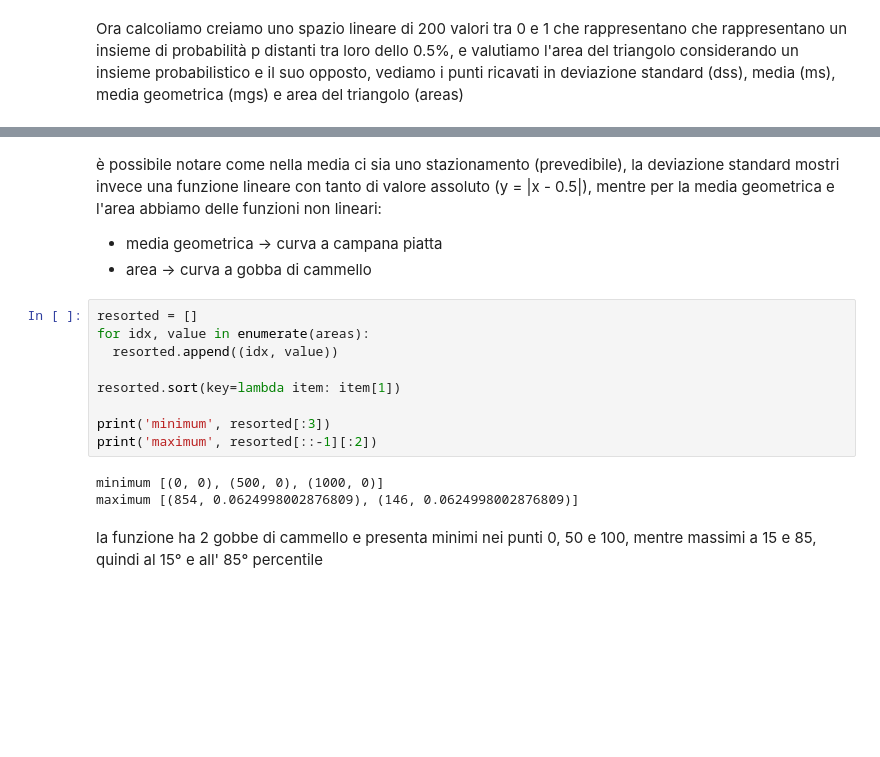
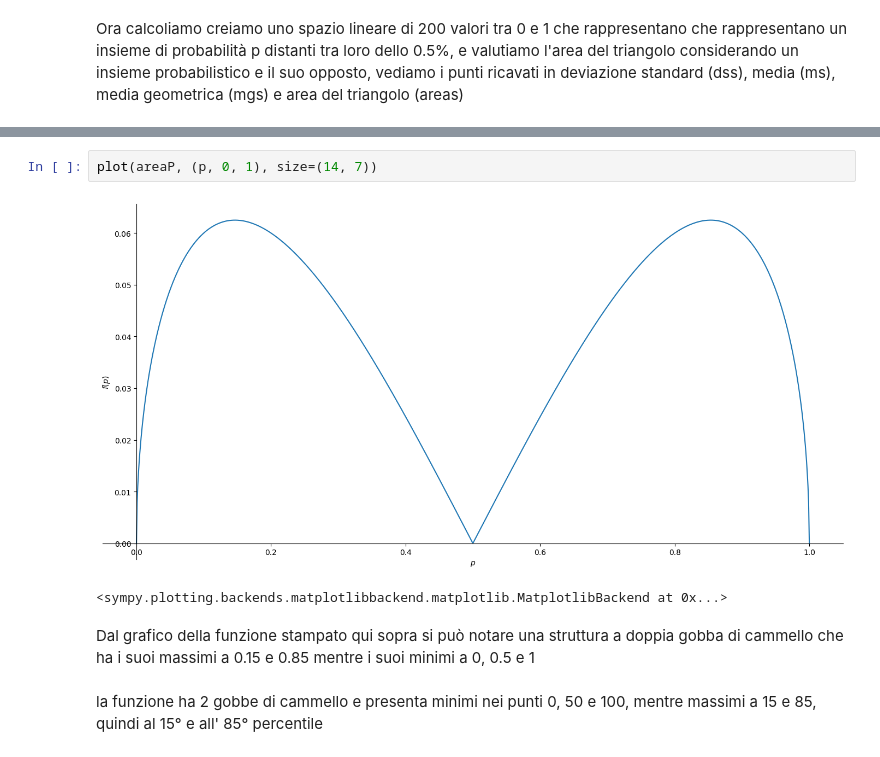
Before and after one commit to davidMarabottini/relazione_media_deviazione_standard, a Jupyter notebook: ipotesi-triangolo-prodotto-media-deviazione-standard.ipynb, the cells around one changed output, grey strips where cells are left out. Drawn from its saved outputs; the diff is of its cells as text; blank space fills up the shorter version.

Commit message:
wip: removed studies on absolute values and integrative and concentrated on the principal theorem

```diff
--- a/ipotesi-triangolo-prodotto-media-deviazione-standard.ipynb
+++ b/ipotesi-triangolo-prodotto-media-deviazione-standard.ipynb
@@ -199,19 +139,10 @@ generate_chart('aree', areas, ls)
+# %%
+plot(areaP, (p, 0, 1), size=(14, 7))
+# %% [output]
+[figure, added]
+<sympy.plotting.backends.matplotlibbackend.matplotlib.MatplotlibBackend at 0x...>
 # %% [markdown]
-è possibile notare come nella media ci sia uno stazionamento (prevedibile), la deviazione standard mostri invece una funzione lineare con tanto di valore assoluto (y = |x - 0.5|), mentre per la media geometrica e l'area abbiamo delle funzioni non lineari:
-* media geometrica -> curva a campana piatta
-* area -> curva a gobba di cammello
+Dal grafico della funzione stampato qui sopra si può notare una struttura a doppia gobba di cammello che ha i suoi massimi a 0.15 e 0.85 mentre i suoi minimi a 0, 0.5 e 1
-# %%
-resorted = []
-for idx, value in enumerate(areas):
-  resorted.append((idx, value))
-
-resorted.sort(key=lambda item: item[1])
-
-print('minimum', resorted[:3])
-print('maximum', resorted[::-1][:2])
-# %% [output]
-minimum [(0, 0), (500, 0), (1000, 0)]
-maximum [(854, 0.0624998002876809), (146, 0.0624998002876809)]
 # %% [markdown]
 la funzione ha 2 gobbe di cammello e presenta minimi nei punti 0, 50 e 100, mentre massimi a 15 e 85, quindi al 15° e all' 85° percentile
 # %% [markdown]
```
Also changed, not shown: parts of 37 cells of this notebook.
